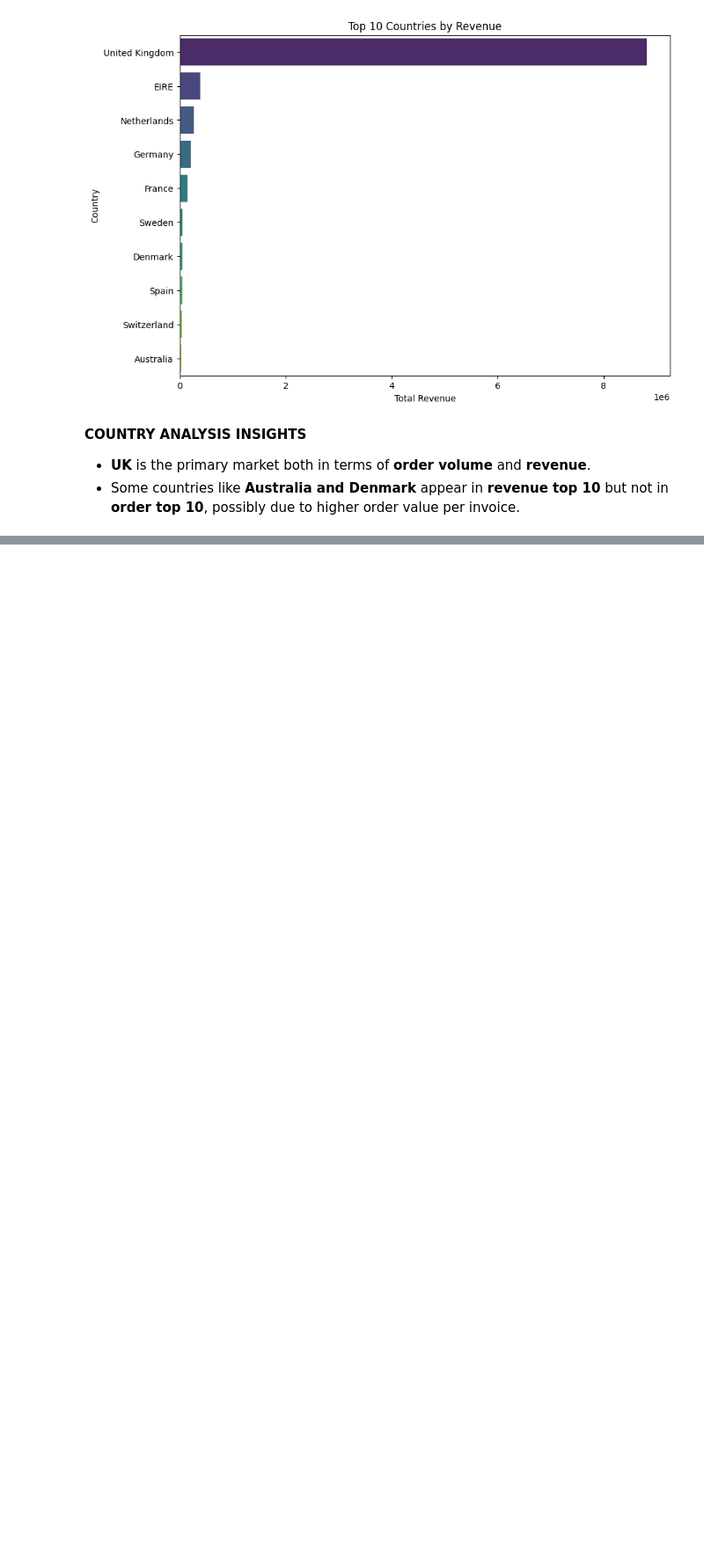
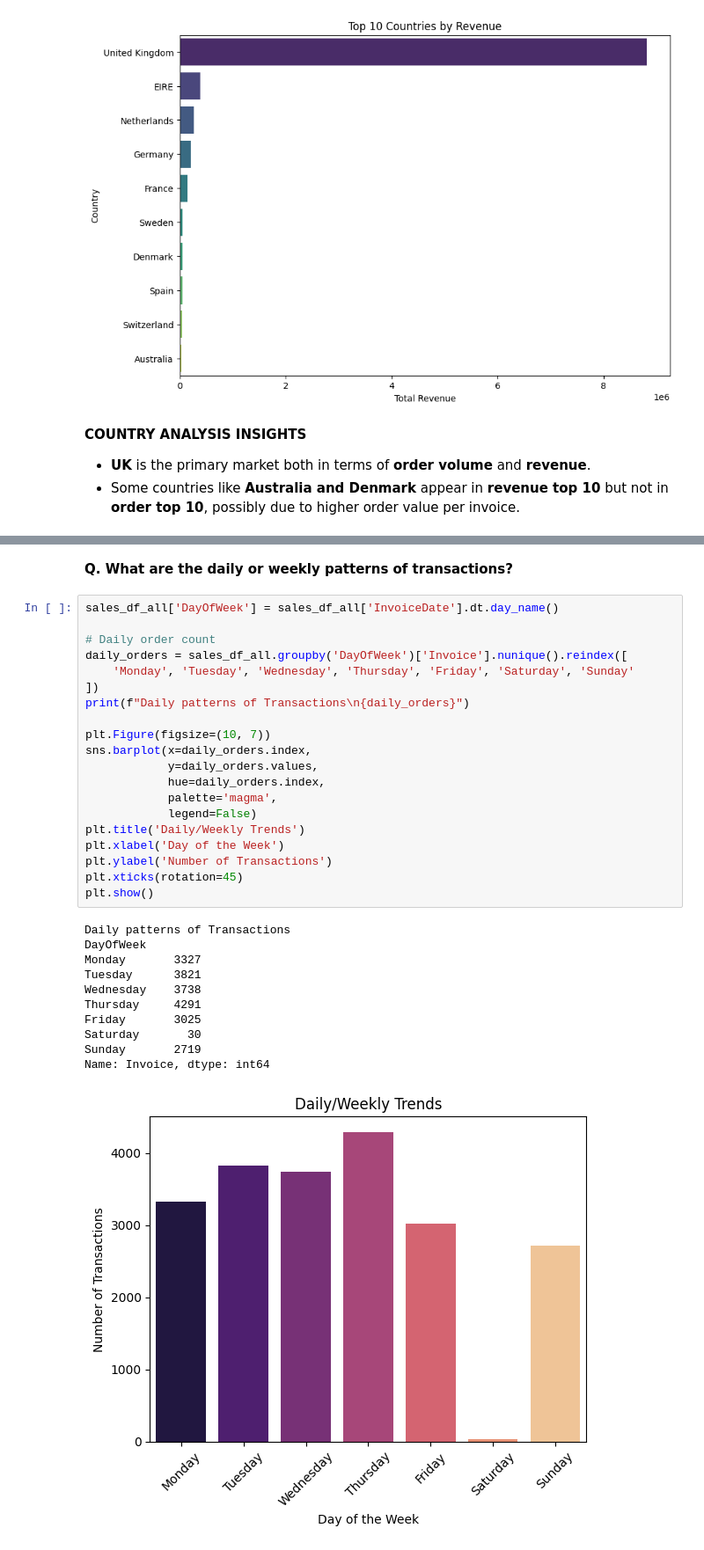
Before and after one commit to mariamkhan04/Online-Retail-Sales---EDA, a Jupyter notebook: eda.ipynb, the cells around one changed output, grey strips where cells are left out. Shown at 88% size. Cells and saved outputs as stored; diff of their text form; blank space fills up the shorter version.

```diff
--- a/eda.ipynb
+++ b/eda.ipynb
@@ -455,0 +474,34 @@ Name: Revenue, dtype: float64
+# %% [markdown]
+**Q. What are the daily or weekly patterns of transactions?**
+# %%
+sales_df_all['DayOfWeek'] = sales_df_all['InvoiceDate'].dt.day_name()
+
+# Daily order count
+daily_orders = sales_df_all.groupby('DayOfWeek')['Invoice'].nunique().reindex([
+    'Monday', 'Tuesday', 'Wednesday', 'Thursday', 'Friday', 'Saturday', 'Sunday'
+])
+print(f"Daily patterns of Transactions\n{daily_orders}")
+
+plt.Figure(figsize=(10, 7))
+sns.barplot(x=daily_orders.index,
+            y=daily_orders.values,
+            hue=daily_orders.index,
+            palette='magma',
+            legend=False)
+plt.title('Daily/Weekly Trends')
+plt.xlabel('Day of the Week')
+plt.ylabel('Number of Transactions')
+plt.xticks(rotation=45)
+plt.show()
+# %% [output]
+Daily patterns of Transactions
+DayOfWeek
+Monday       3327
+Tuesday      3821
+Wednesday    3738
+Thursday     4291
+Friday       3025
+Saturday       30
+Sunday       2719
+Name: Invoice, dtype: int64
+[figure, added]
```
Also changed, not shown: parts of 14 cells of this notebook, 2 other files.
